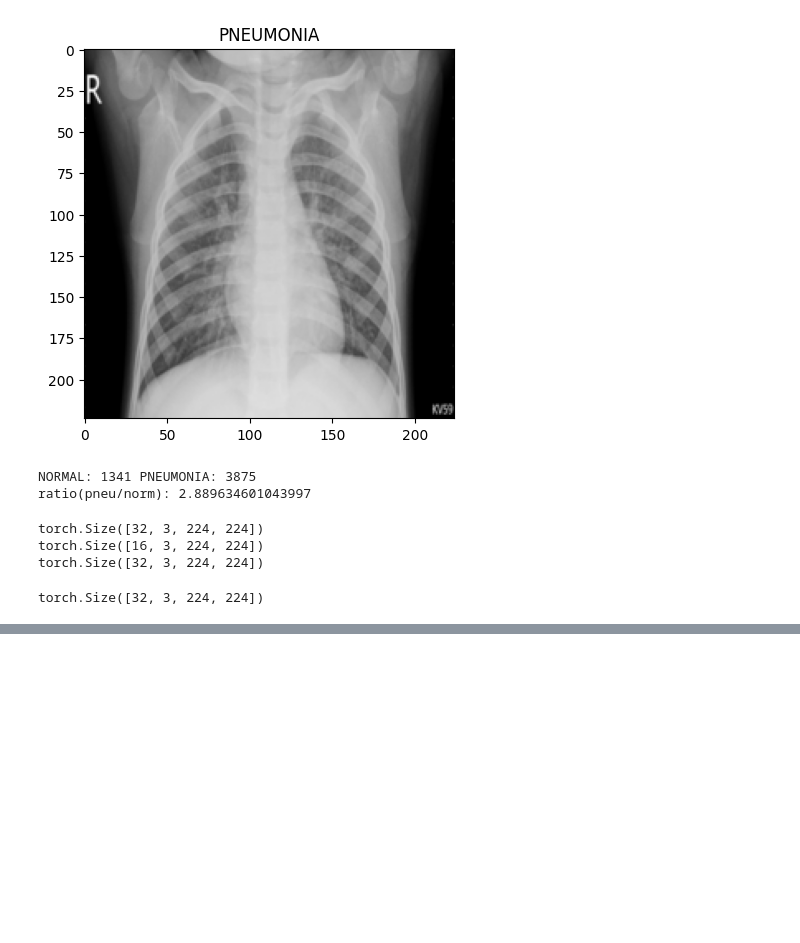
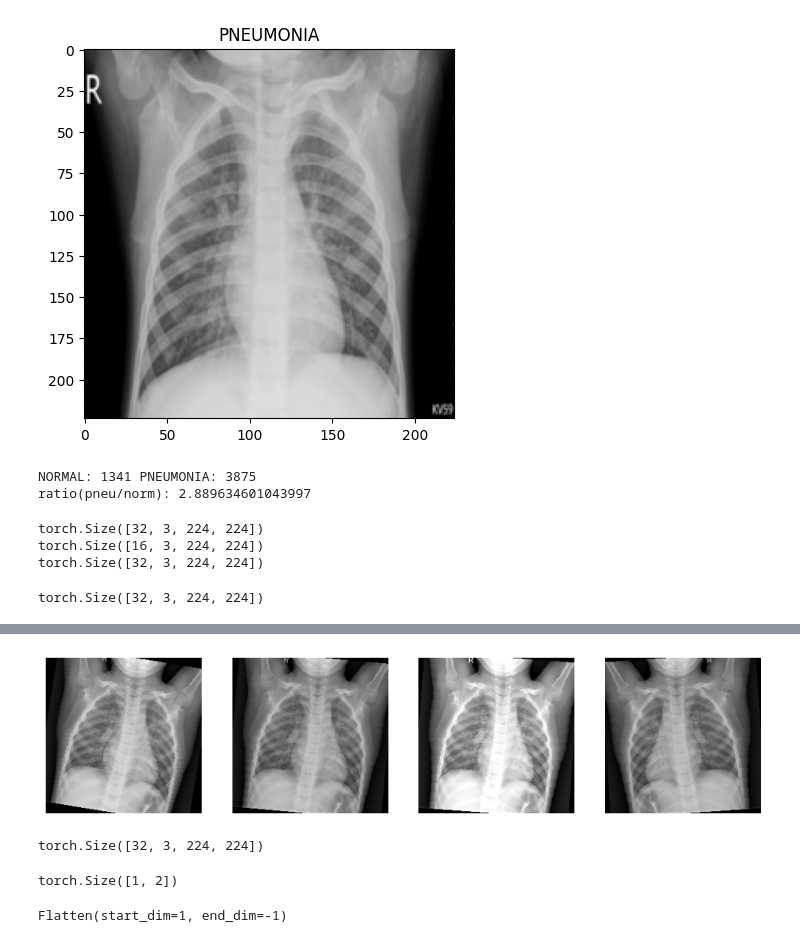
Before and after one commit to calvin2001/chest_xray_pneumonia, a Jupyter notebook: chest_xray_pneumonia.ipynb, the cells around one changed output, grey strips where cells are left out. Cells and saved outputs as stored; diff of their text form; code cells hidden in the pictures; blank space fills up the shorter version.

```diff
--- a/chest_xray_pneumonia.ipynb
+++ b/chest_xray_pneumonia.ipynb
@@ -185,0 +186,75 @@ plt.show()
+# %%
+import matplotlib.pyplot as plt
+from torchvision import datasets, transforms
+from torch.utils.data import DataLoader
+
+# 과제 1 — train용 transform (증강 포함)
+# 목표: 증강 + Resize + ToTensor + Normalize를 올바른 순서로 묶는다.
+train_tf = transforms.Compose([
+    transforms.Resize((224,224)),
+    transforms.RandomHorizontalFlip(),
+    transforms.RandomRotation(10),
+    transforms.ColorJitter(brightness=0.2),
+    transforms.ToTensor(),
+    transforms.Normalize(mean=[0.485, 0.456, 0.406],
+                         std=[0.229, 0.224, 0.225]),
+])
+
+# 과제 2 — val/test용 transform (고정 변환만)
+# 목표: 증강 없이, 평가용 고정 파이프라인을 만든다.
+eval_tf = transforms.Compose([
+    transforms.Resize((224,224)),
+    transforms.ToTensor(),
+    transforms.Normalize(mean=[0.485, 0.456, 0.406],
+                         std=[0.229, 0.224, 0.225]),
+])
+
+# 과제 3 — 증강이 매번 다르게 적용되는 걸 눈으로 확인
+# 목표: 같은 이미지를 여러 번 꺼내 띄워, 무작위 증강 때문에 매번 달라지는 걸 확인한다.
+demo_dir = '/content/chest_xray/train'
+demo_tf = transforms.Compose([
+    transforms.Resize((224, 224)),
+    transforms.RandomHorizontalFlip(),
+    transforms.RandomRotation(10),
+    transforms.ColorJitter(brightness=0.2),
+    transforms.ToTensor(),
+])
+demo_ds = datasets.ImageFolder(demo_dir, transform=demo_tf)
+fig, axes = plt.subplots(1, 4, figsize=(12, 3))
+for ax in axes:
+    img, _ = demo_ds[0]
+    ax.imshow(img.permute(1,2,0))
+    ax.axis('off')
+plt.show()
+
+# 과제 4 — train/val/test DataLoader 완성 + 배치 모양 확인
+# 목표: 세 로더를 갖추고, 배치 하나의 모양을 확인한다.
+val_dir = '/content/chest_xray/val'
+test_dir = '/content/chest_xray/test'
+val_ds = datasets.ImageFolder(val_dir, transform=eval_tf)
+test_ds = datasets.ImageFolder(test_dir, transform=eval_tf)
+train_loader = DataLoader(train_ds, batch_size=32, shuffle=True)
+val_loader = DataLoader(val_ds, batch_size=32, shuffle=False)
+test_loader = DataLoader(test_ds, batch_size=32, shuffle=False)
+img, label = next(iter(train_loader))
+print(img.shape)
+# %% [output]
+[figure, added]
+torch.Size([32, 3, 224, 224])
+# %%
+from torch.nn.modules.pooling import MaxPool2d
+import torch, torch.nn as nn
+
+dummy = torch.randn(1, 3, 224, 224)
+model = nn.Sequential(
+    nn.Conv2d(3, 16, 3, padding=1), nn.ReLU(), nn.MaxPool2d(2),
+    nn.Conv2d(16, 32, 3, padding=1), nn.ReLU(), nn.MaxPool2d(2),
+    nn.Conv2d(32, 64, 3, padding=1), nn.ReLU(), nn.MaxPool2d(2),
+    nn.Flatten(),
+    nn.Linear(64 * 28 * 28, 2)
+)
+print(model(dummy).shape)
+nn.Flatten()
+# %% [output]
+torch.Size([1, 2])
+Flatten(start_dim=1, end_dim=-1)
```
Also changed, not shown: parts of 3 cells of this notebook.
